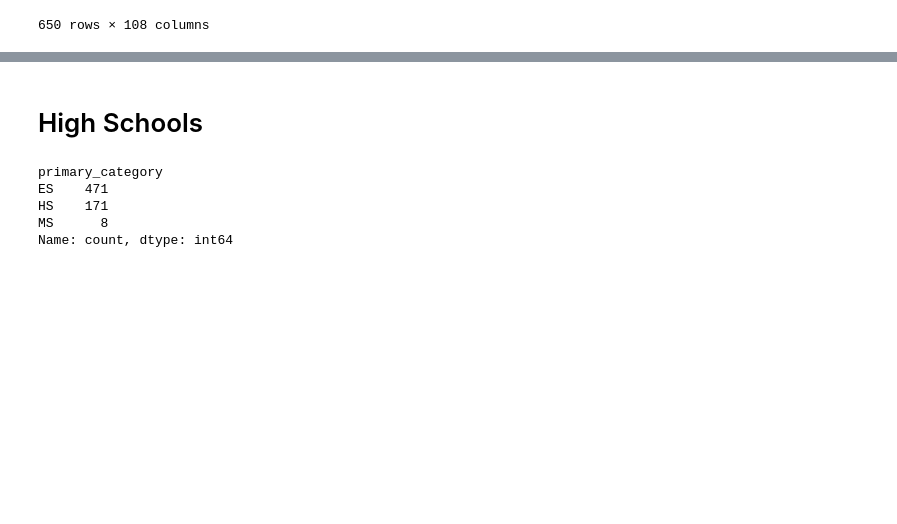
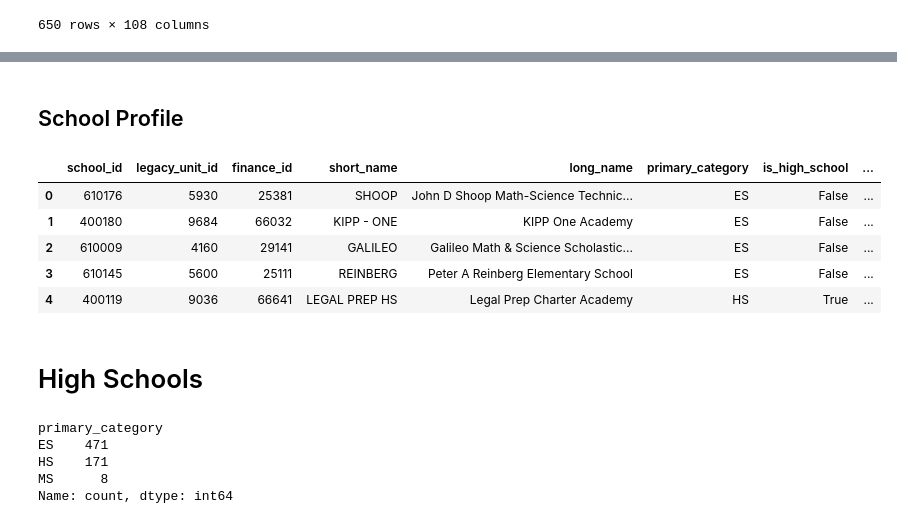
Before and after one commit to j-max/chicago_data, a Jupyter notebook: schools/schools_eda.ipynb, the cells around one changed output, grey strips where cells are left out. Drawn from its saved outputs; the diff is of its cells as text; code cells hidden in the pictures; blank space fills up the shorter version.

```diff
--- a/schools/schools_eda.ipynb
+++ b/schools/schools_eda.ipynb
@@ -15,6 +17,9 @@ from src.schools.schools import calculate_total_survey_score
 # %%
 progress_report_2324= 'https://data.cityofchicago.org/resource/2dn2-x66j.json'
 pr_df = get_portal_data(progress_report_2324)
+# %%
+school_profile_2324 = "https://data.cityofchicago.org/resource/cu4u-b4d9.json"
+sp_df = get_portal_data(school_profile_2324)
 # %%
 pr_df = calculate_total_survey_score(pr_df)
 # %%
@@ -44,3 +53,14 @@ pr_df.describe()
+# %% [markdown]
+## School Profile
+# %%
+sp_df.head()
+# %% [output]
+|  | school_id | legacy_unit_id | finance_id | short_name | long_name | primary_category | is_high_school | ... |
+| 0 | 610176 | 5930 | 25381 | SHOOP | John D Shoop Math-Science Technic... | ES | False | ... |
+| 1 | 400180 | 9684 | 66032 | KIPP - ONE | KIPP One Academy | ES | False | ... |
+| 2 | 610009 | 4160 | 29141 | GALILEO | Galileo Math & Science Scholastic... | ES | False | ... |
+| 3 | 610145 | 5600 | 25111 | REINBERG | Peter A Reinberg Elementary School | ES | False | ... |
+| 4 | 400119 | 9036 | 66641 | LEGAL PREP HS | Legal Prep Charter Academy | HS | True | ... |
 # %% [markdown]
 # High Schools
 # %%
```
Also changed, not shown: parts of 11 cells of this notebook, 1 other file.
